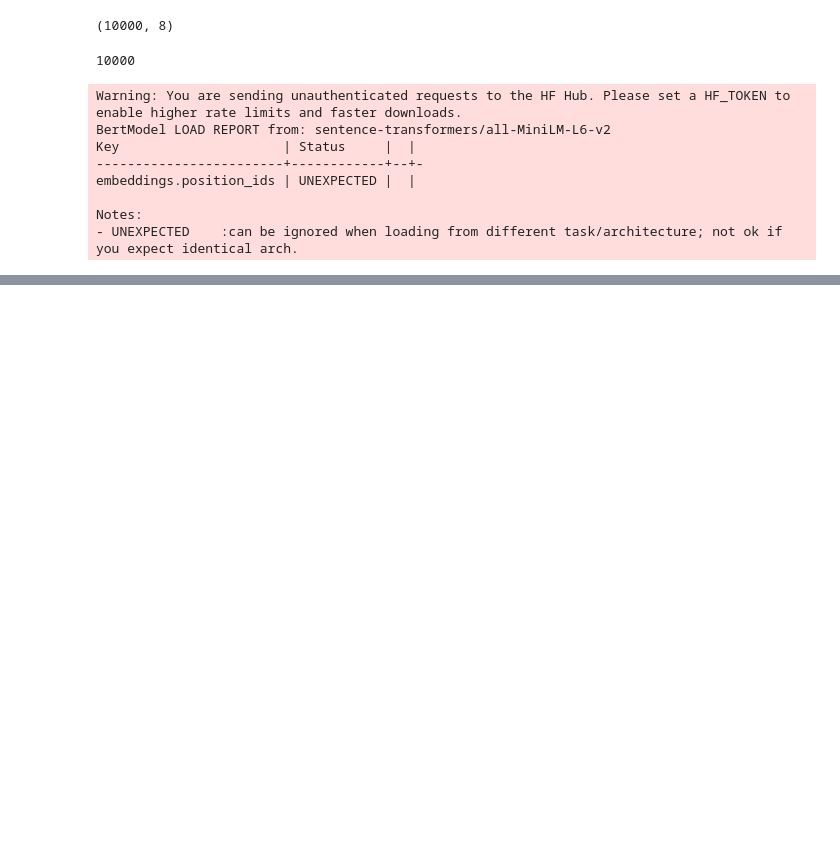
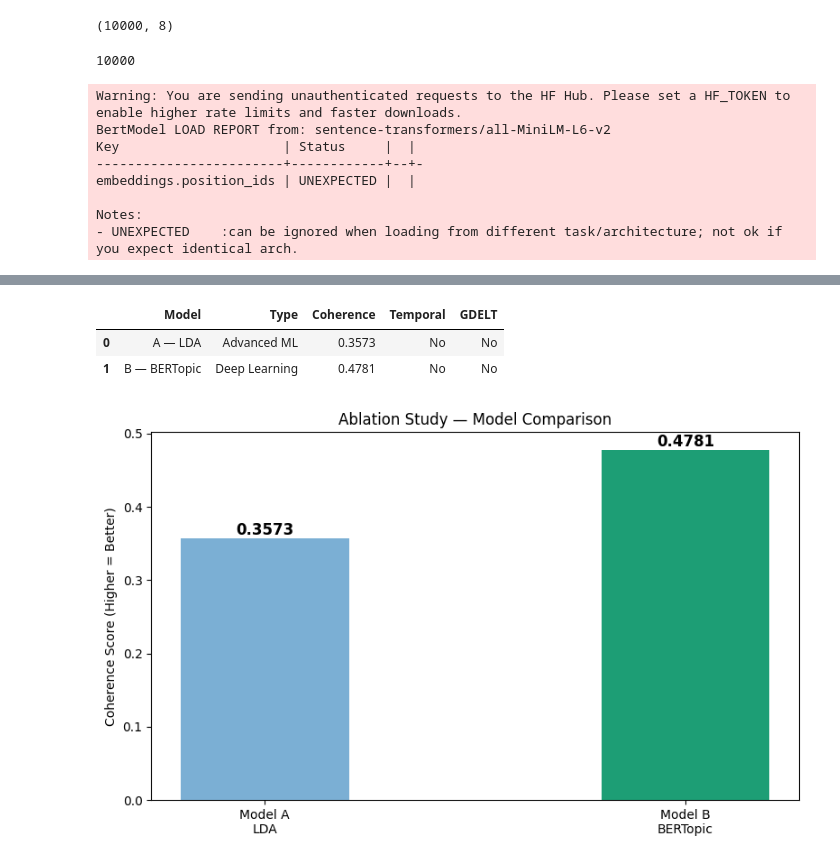
Before and after one commit to Pintusingh23/Dynamic-Trend-Event-Detector, a Jupyter notebook: notebooks/BERTopic.ipynb, the cells around one changed output, grey strips where cells are left out. Drawn from its saved outputs; the diff is of its cells as text; code cells hidden in the pictures; blank space fills up the shorter version.

```diff
--- a/notebooks/BERTopic.ipynb
+++ b/notebooks/BERTopic.ipynb
@@ -68,0 +182,46 @@ NameError: name 'topic_model' is not defined
+# %%
+# Cell 14 - Ablation Table
+import pandas as pd
+import os
+
+LDA_SCORE = 0.3573
+BERT_SCORE = 0.4781
+
+ablation = pd.DataFrame({
+    'Model'     : ['A — LDA', 'B — BERTopic'],
+    'Type'      : ['Advanced ML', 'Deep Learning'],
+    'Coherence' : [LDA_SCORE, BERT_SCORE],
+    'Temporal'  : ['No', 'No'],
+    'GDELT'     : ['No', 'No']
+})
+
+os.makedirs('../reports', exist_ok=True)
+ablation.to_csv('../reports/ablation_table.csv', index=False)
+
+ablation
+# %% [output]
+|  | Model | Type | Coherence | Temporal | GDELT |
+| 0 | A — LDA | Advanced ML | 0.3573 | No | No |
+| 1 | B — BERTopic | Deep Learning | 0.4781 | No | No |
+# %%
+models = ['Model A\nLDA', 'Model B\nBERTopic']
+scores = [LDA_SCORE, BERT_SCORE]
+
+plt.figure(figsize=(8, 5))
+bars = plt.bar(models, scores,
+               color=['#7BAFD4', '#1D9E75'],
+               width=0.4)
+
+for bar, score in zip(bars, scores):
+    plt.text(bar.get_x() + bar.get_width()/2,
+             bar.get_height() + 0.005,
+             f'{score:.4f}', ha='center',
+             fontsize=12, fontweight='bold')
+
+plt.title('Ablation Study — Model Comparison')
+plt.ylabel('Coherence Score (Higher = Better)')
+plt.tight_layout()
+plt.savefig('../graphs/ablation_graph.png')
+plt.show()
+# %% [output]
+[figure, added]
```
Also changed, not shown: parts of 10 cells of this notebook, 2 other files.
